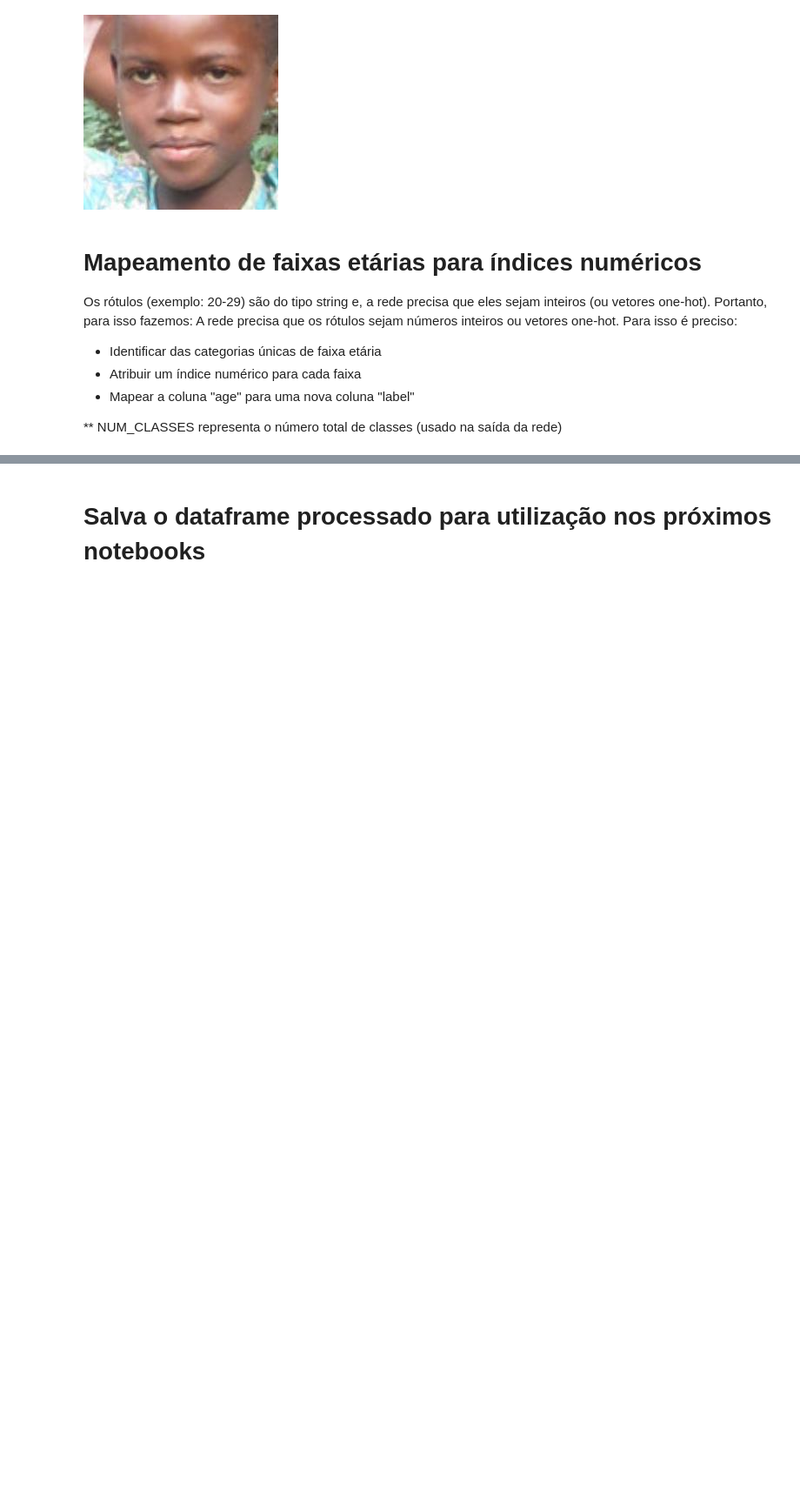
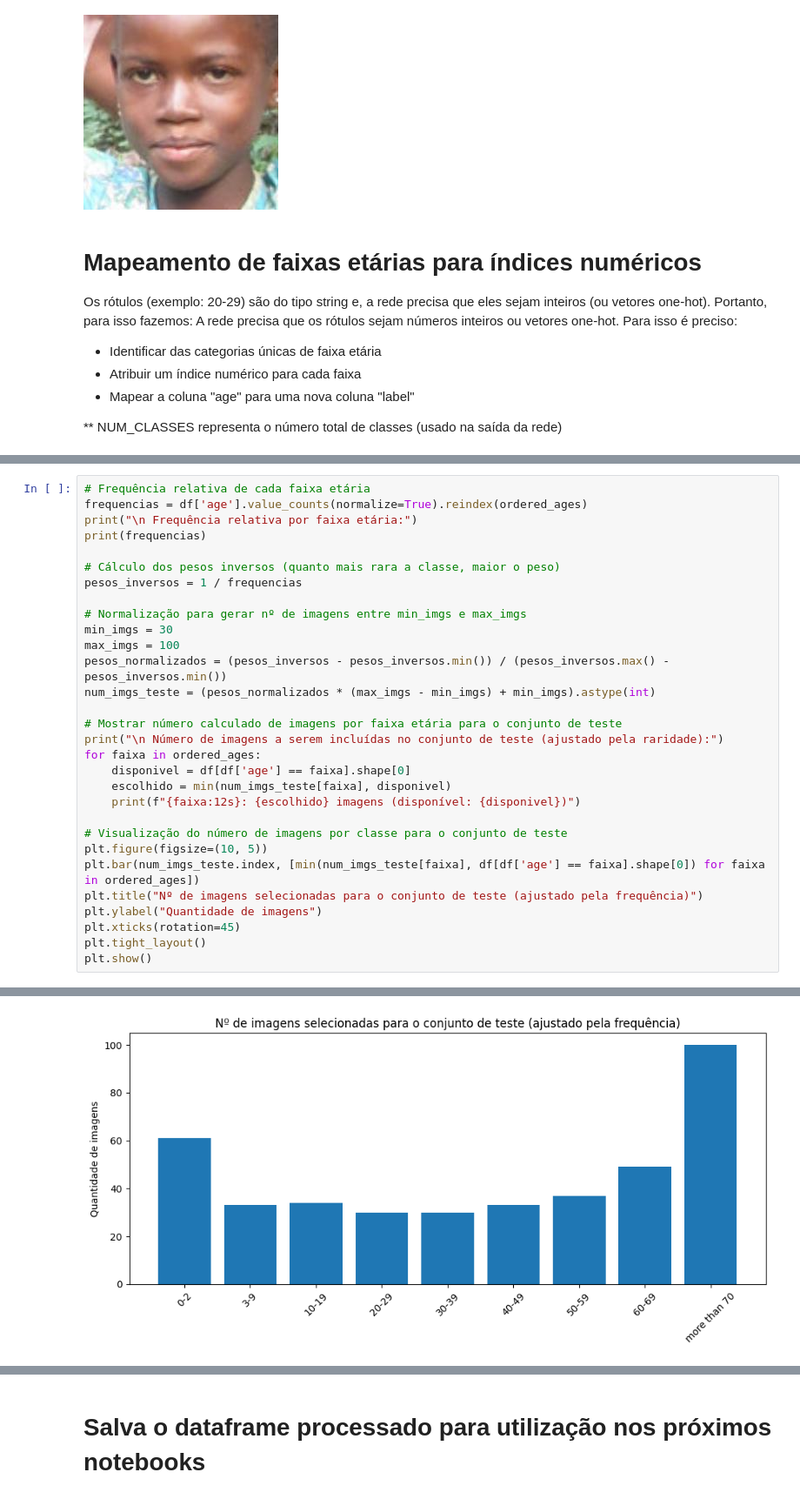
Before and after one commit to cleopeixoto/trabalho-final-fairface, a Jupyter notebook: notebooks/02_pre_processamento_dados.ipynb, the cells around one changed output, grey strips where cells are left out. Shown at 87% size. Drawn from its saved outputs; the diff is of its cells as text; blank space fills up the shorter version.

```diff
--- a/notebooks/02_pre_processamento_dados.ipynb
+++ b/notebooks/02_pre_processamento_dados.ipynb
@@ -69,0 +96,31 @@ Total de classes: 9
+# %%
+# Frequência relativa de cada faixa etária
+frequencias = df['age'].value_counts(normalize=True).reindex(ordered_ages)
+print("\n Frequência relativa por faixa etária:")
+print(frequencias)
+
+# Cálculo dos pesos inversos (quanto mais rara a classe, maior o peso)
+pesos_inversos = 1 / frequencias
+
+# Normalização para gerar nº de imagens entre min_imgs e max_imgs
+min_imgs = 30
+max_imgs = 100
+pesos_normalizados = (pesos_inversos - pesos_inversos.min()) / (pesos_inversos.max() - pesos_inversos.min())
+num_imgs_teste = (pesos_normalizados * (max_imgs - min_imgs) + min_imgs).astype(int)
+
+# Mostrar número calculado de imagens por faixa etária para o conjunto de teste
+print("\n Número de imagens a serem incluídas no conjunto de teste (ajustado pela raridade):")
+for faixa in ordered_ages:
+    disponivel = df[df['age'] == faixa].shape[0]
+    escolhido = min(num_imgs_teste[faixa], disponivel)
+    print(f"{faixa:12s}: {escolhido} imagens (disponível: {disponivel})")
+
+# Visualização do número de imagens por classe para o conjunto de teste
+plt.figure(figsize=(10, 5))
+plt.bar(num_imgs_teste.index, [min(num_imgs_teste[faixa], df[df['age'] == faixa].shape[0]) for faixa in ordered_ages])
+plt.title("Nº de imagens selecionadas para o conjunto de teste (ajustado pela frequência)")
+plt.ylabel("Quantidade de imagens")
+plt.xticks(rotation=45)
+plt.tight_layout()
+plt.show()
+# %% [output]
@@ -69,0 +144 @@ Total de classes: 9
+[figure, added]
```
Also changed, not shown: parts of 9 cells of this notebook, 6 other files.
